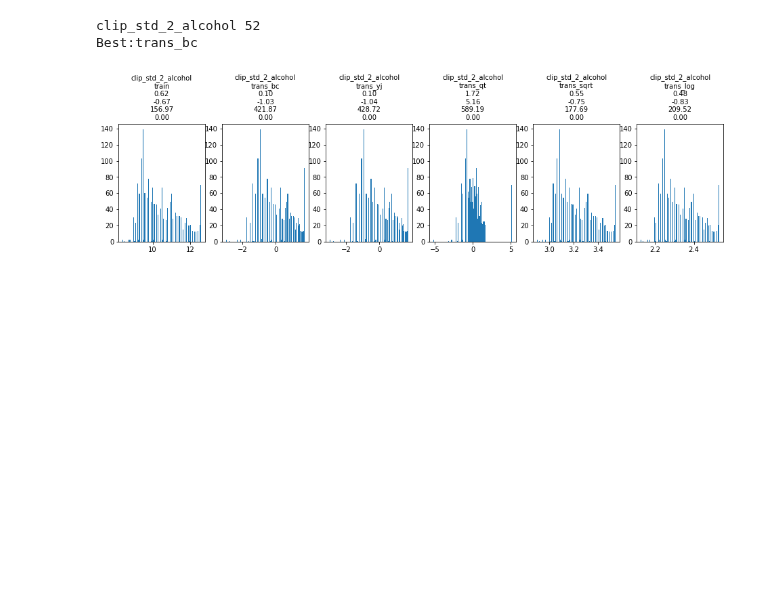
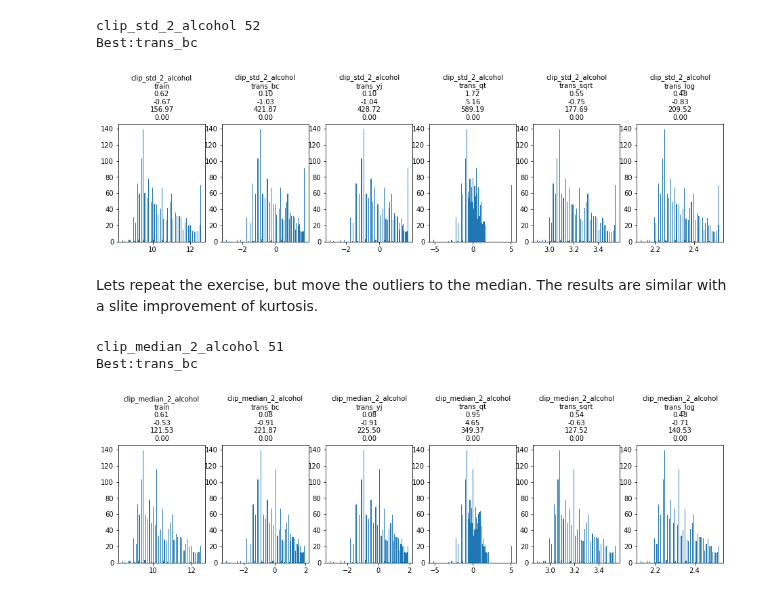
Before and after one commit to patrick-hanley/thought_experiments, a Jupyter notebook: _notebooks/2021_02_21_feature_engineering_numerical_transformation.ipynb, the cells around one changed output. Cells and saved outputs as stored; diff of their text form; code cells hidden in the pictures; blank space fills up the shorter version.

```diff
--- a/_notebooks/2021_02_21_feature_engineering_numerical_transformation.ipynb
+++ b/_notebooks/2021_02_21_feature_engineering_numerical_transformation.ipynb
@@ -376,3 +376,13 @@ clip_std_2_df = plot_transforms(clipped_2_df, clipped_2_df.columns.get_loc('clip
 clip_std_2_alcohol 52
 Best:trans_bc
 [figure]
+# %% [markdown]
+Lets repeat the exercise, but move the outliers to the median.  The results are similar with a slite improvement of kurtosis.
+# %%
+#collapse_show
+clipped_2_median_df = clip_feature(df, 2, 'median')
+clipped_2_median_trans_df= plot_transforms(clipped_2_median_df, clipped_2_median_df.columns.get_loc('clip_median_2_alcohol'), log=False)
+# %% [output]
+clip_median_2_alcohol 51
+Best:trans_bc
+[figure, added]
```
Also changed, not shown: parts of 15 cells of this notebook.
